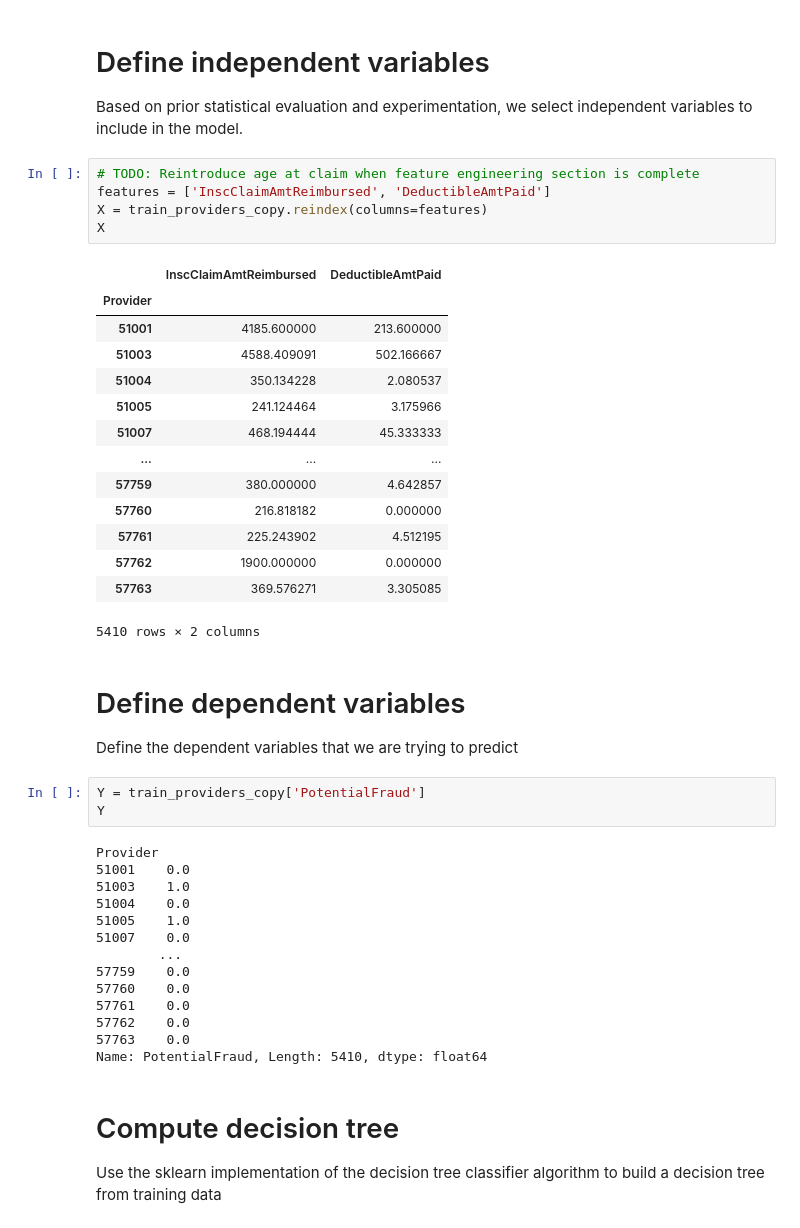
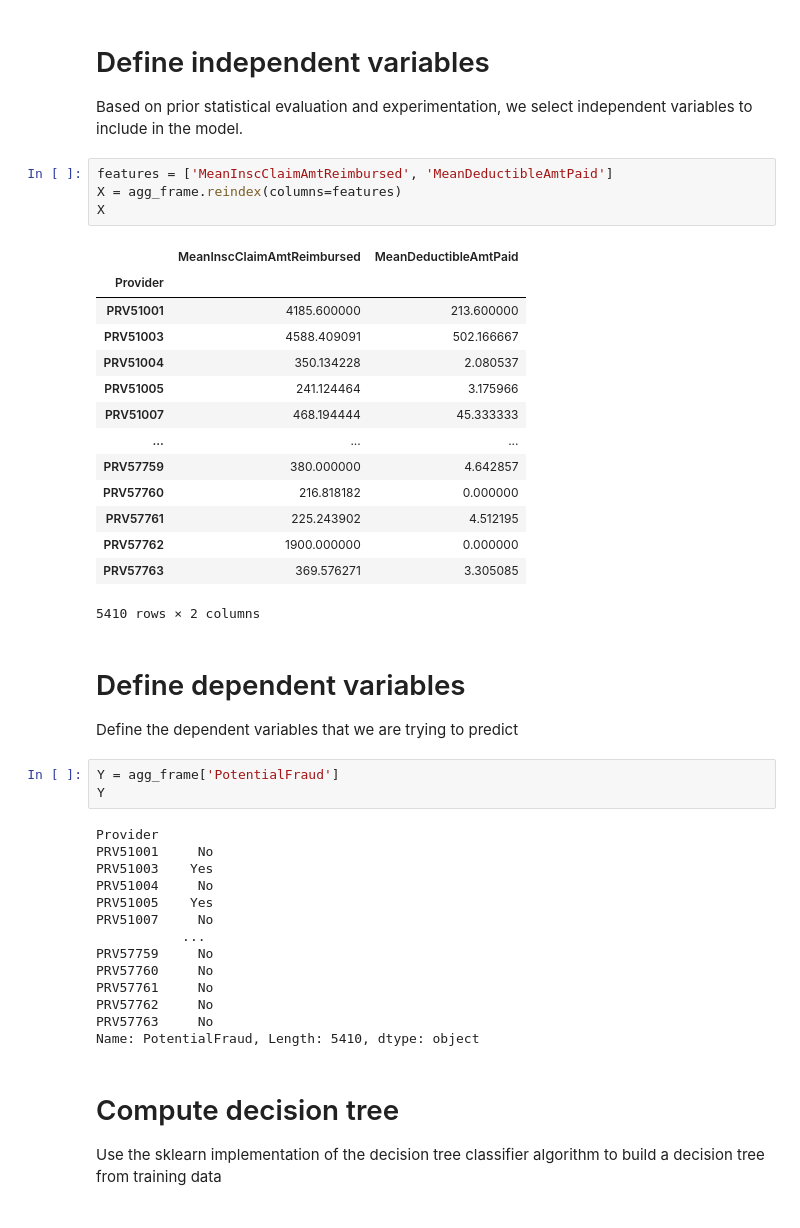
Before and after one commit to supernaut11/data602-final-project, a Jupyter notebook: src/model_fraud_mdehn.ipynb, the cells around one changed output. Saved outputs shown, nothing was run; the diff lists cells and outputs as text.

```diff
--- a/src/model_fraud_mdehn.ipynb
+++ b/src/model_fraud_mdehn.ipynb
@@ -265,47 +316,46 @@ train_providers_copy
 # Define independent variables
 
 Based on prior statistical evaluation and experimentation, we select independent variables to include in the model.
-# %%
-# TODO: Reintroduce age at claim when feature engineering section is complete
-features = ['InscClaimAmtReimbursed', 'DeductibleAmtPaid']
-X = train_providers_copy.reindex(columns=features)
-X
-# %% [output]
-|  | InscClaimAmtReimbursed | DeductibleAmtPaid |
-| Provider |  |  |
-| 51001 | 4185.600000 | 213.600000 |
-| 51003 | 4588.409091 | 502.166667 |
-| 51004 | 350.134228 | 2.080537 |
-| 51005 | 241.124464 | 3.175966 |
-| 51007 | 468.194444 | 45.333333 |
-| ... | ... | ... |
-| 57759 | 380.000000 | 4.642857 |
-| 57760 | 216.818182 | 0.000000 |
-| 57761 | 225.243902 | 4.512195 |
-| 57762 | 1900.000000 | 0.000000 |
-| 57763 | 369.576271 | 3.305085 |
-5410 rows × 2 columns
+# %%
+features = ['MeanInscClaimAmtReimbursed', 'MeanDeductibleAmtPaid']
+X = agg_frame.reindex(columns=features)
+X
+# %% [output]
+|  | MeanInscClaimAmtReimbursed | MeanDeductibleAmtPaid |
+| Provider |  |  |
+| PRV51001 | 4185.600000 | 213.600000 |
+| PRV51003 | 4588.409091 | 502.166667 |
+| PRV51004 | 350.134228 | 2.080537 |
+| PRV51005 | 241.124464 | 3.175966 |
+| PRV51007 | 468.194444 | 45.333333 |
+| ... | ... | ... |
+| PRV57759 | 380.000000 | 4.642857 |
+| PRV57760 | 216.818182 | 0.000000 |
+| PRV57761 | 225.243902 | 4.512195 |
+| PRV57762 | 1900.000000 | 0.000000 |
+| PRV57763 | 369.576271 | 3.305085 |
+5410 rows × 2 columns
 # %% [markdown]
 # Define dependent variables
 
 Define the dependent variables that we are trying to predict
 # %%
-Y = train_providers_copy['PotentialFraud']
+Y = agg_frame['PotentialFraud']
 Y
 # %% [output]
 Provider
-51001    0.0
-51003    1.0
-51004    0.0
-51005    1.0
-51007    0.0
-        ...
-57759    0.0
-57760    0.0
-57761    0.0
-57762    0.0
-57763    0.0
-Name: PotentialFraud, Length: 5410, dtype: float64
+PRV51001     No
+PRV51003    Yes
+PRV51004     No
+PRV51005    Yes
+PRV51007     No
+           ...
+PRV57759     No
+PRV57760     No
+PRV57761     No
+PRV57762     No
+PRV57763     No
+Name: PotentialFraud, Length: 5410, dtype: object
 # %% [markdown]
 # Compute decision tree
 
```
Also changed, not shown: parts of 3 cells of this notebook.
